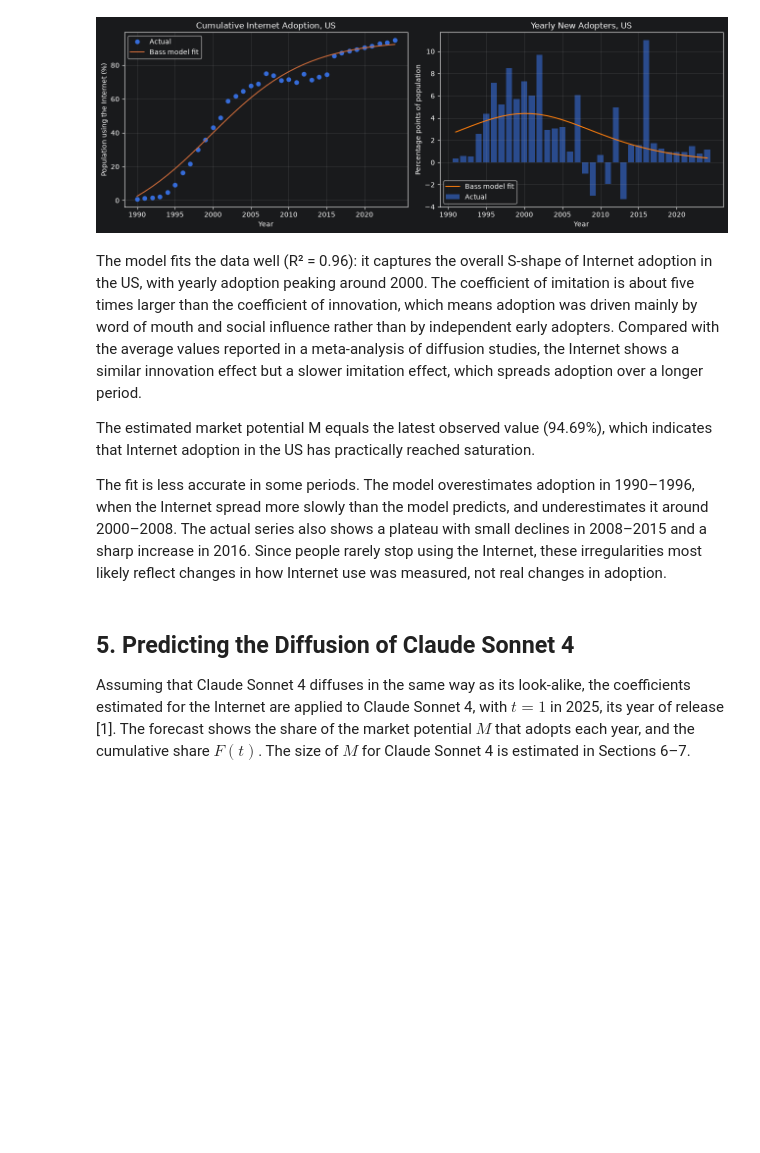
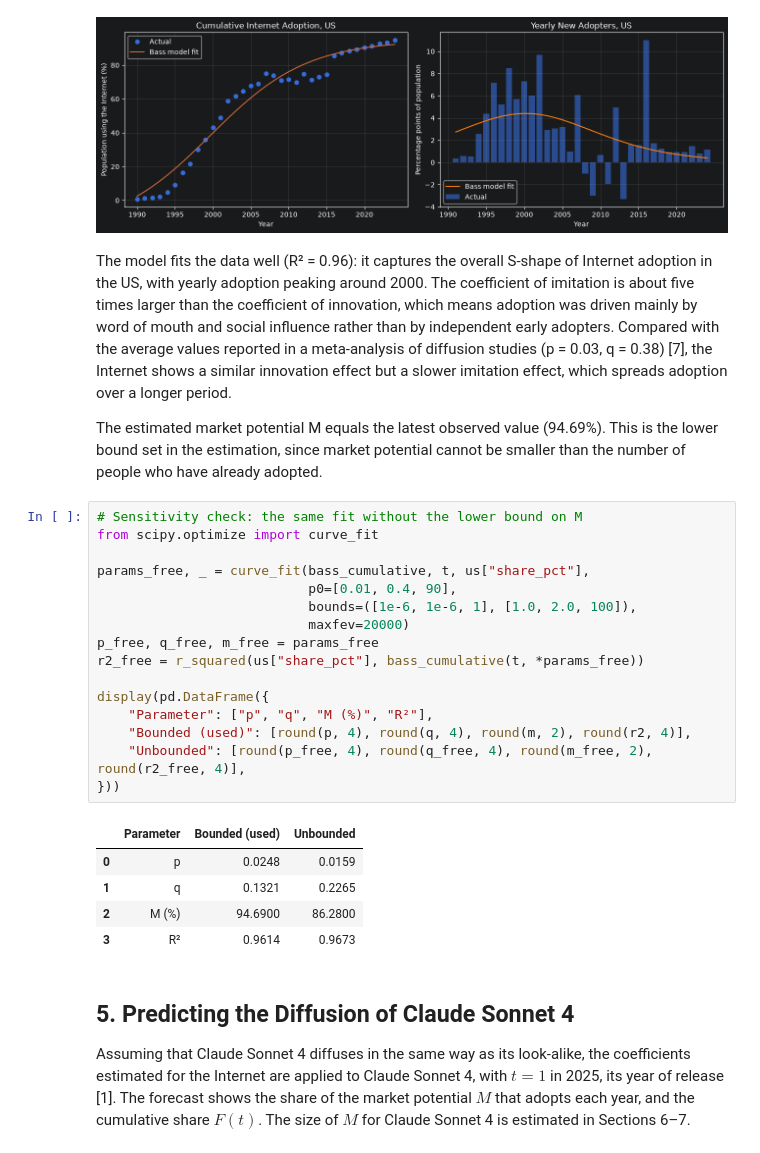
Before and after one commit to AraksyaG/bass-model-claude-sonnet-4, a Jupyter notebook: report/report.ipynb, the cells around one changed output. Cells and saved outputs as stored; diff of their text form; blank space fills up the shorter version.

```diff
--- a/report/report.ipynb
+++ b/report/report.ipynb
@@ -224,18 +229,35 @@ Internet adoption in the US, with yearly adoption peaking around 2000. The
 coefficient of imitation is about five times larger than the coefficient of
 innovation, which means adoption was driven mainly by word of mouth
 and social influence rather than by independent early adopters. Compared with the
-average values reported in a meta-analysis of diffusion studies, the Internet shows a similar innovation effect but a slower
-imitation effect, which spreads adoption over a longer period.
+average values reported in a meta-analysis of diffusion studies (p = 0.03, q = 0.38) [7],
+the Internet shows a similar innovation effect but a slower imitation effect, which
+spreads adoption over a longer period.
 
-The estimated market potential M equals the latest observed value (94.69%), which
-indicates that Internet adoption in the US has practically reached saturation.
-
-The fit is less accurate in some periods. The model overestimates adoption in
-1990–1996, when the Internet spread more slowly than the model predicts, and
-underestimates it around 2000–2008. The actual series also shows a plateau with
-small declines in 2008–2015 and a sharp increase in 2016. Since people rarely stop
-using the Internet, these irregularities most likely reflect changes in how
-Internet use was measured, not real changes in adoption.
+The estimated market potential M equals the latest observed value (94.69%). This is
+the lower bound set in the estimation, since market potential cannot be smaller than
+the number of people who have already adopted.
+# %%
+# Sensitivity check: the same fit without the lower bound on M
+from scipy.optimize import curve_fit
+
+params_free, _ = curve_fit(bass_cumulative, t, us["share_pct"],
+                           p0=[0.01, 0.4, 90],
+                           bounds=([1e-6, 1e-6, 1], [1.0, 2.0, 100]),
+                           maxfev=20000)
+p_free, q_free, m_free = params_free
+r2_free = r_squared(us["share_pct"], bass_cumulative(t, *params_free))
+
+display(pd.DataFrame({
+    "Parameter": ["p", "q", "M (%)", "R²"],
+    "Bounded (used)": [round(p, 4), round(q, 4), round(m, 2), round(r2, 4)],
+    "Unbounded": [round(p_free, 4), round(q_free, 4), round(m_free, 2), round(r2_free, 4)],
+}))
+# %% [output]
+|  | Parameter | Bounded (used) | Unbounded |
+| 0 | p | 0.0248 | 0.0159 |
+| 1 | q | 0.1321 | 0.2265 |
+| 2 | M (%) | 94.6900 | 86.2800 |
+| 3 | R² | 0.9614 | 0.9673 |
 # %% [markdown]
 ## 5. Predicting the Diffusion of Claude Sonnet 4
 
```
Also changed, not shown: parts of 2 cells of this notebook, 2 other files.
